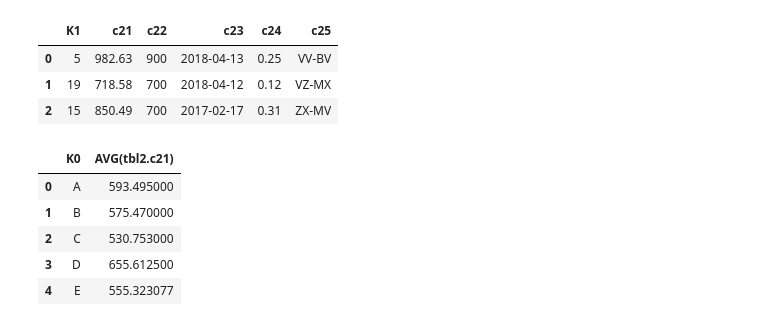
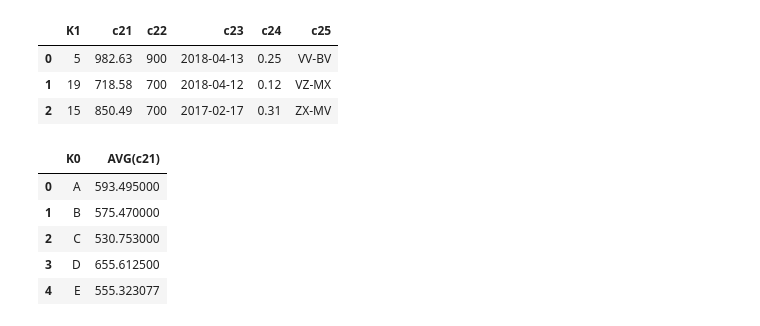
Before and after one commit to classroom-fundamentos-de-analitica/lab---sqlite3-fmerino21, a Jupyter notebook: B.ipynb, the cells around one changed output. Drawn from its saved outputs; the diff is of its cells as text; code cells hidden in the pictures.

```diff
--- a/B.ipynb
+++ b/B.ipynb
@@ -281,14 +281,14 @@ pd.read_sql_query(query, conn)
 # %%
 conn, _ = load_data()
 query = """
-SELECT tbl1.k0, AVG(tbl2.c21)
+SELECT tbl1.k0, AVG(c21)
 FROM tbl1 INNER JOIN tbl2 ON tbl1.k1 = tbl2.k1
 WHERE tbl1.c13 > 400
 GROUP BY tbl1.k0
 """
 pd.read_sql_query(query, conn)
 # %% [output]
-|  | K0 | AVG(tbl2.c21) |
+|  | K0 | AVG(c21) |
 | 0 | A | 593.495000 |
 | 1 | B | 575.470000 |
 | 2 | C | 530.753000 |
```
Also changed, not shown: 1 other file.
